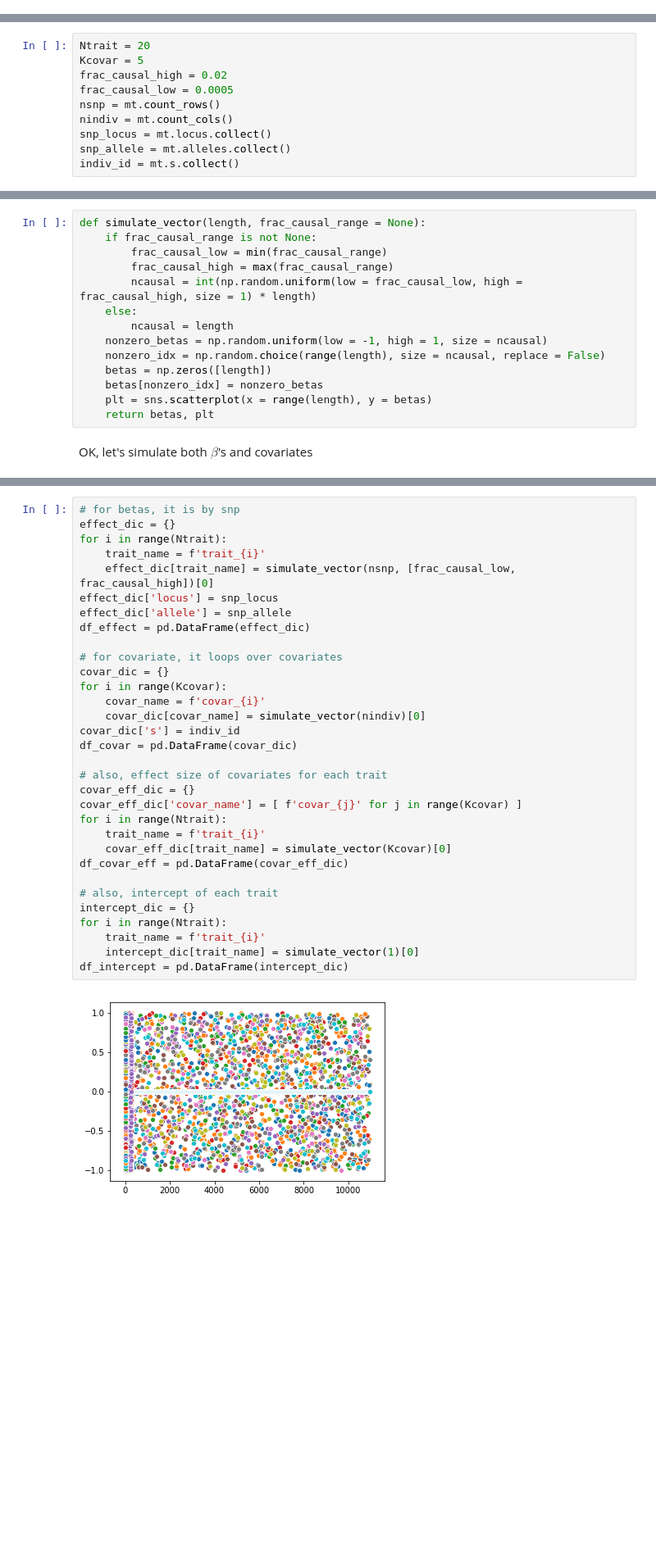
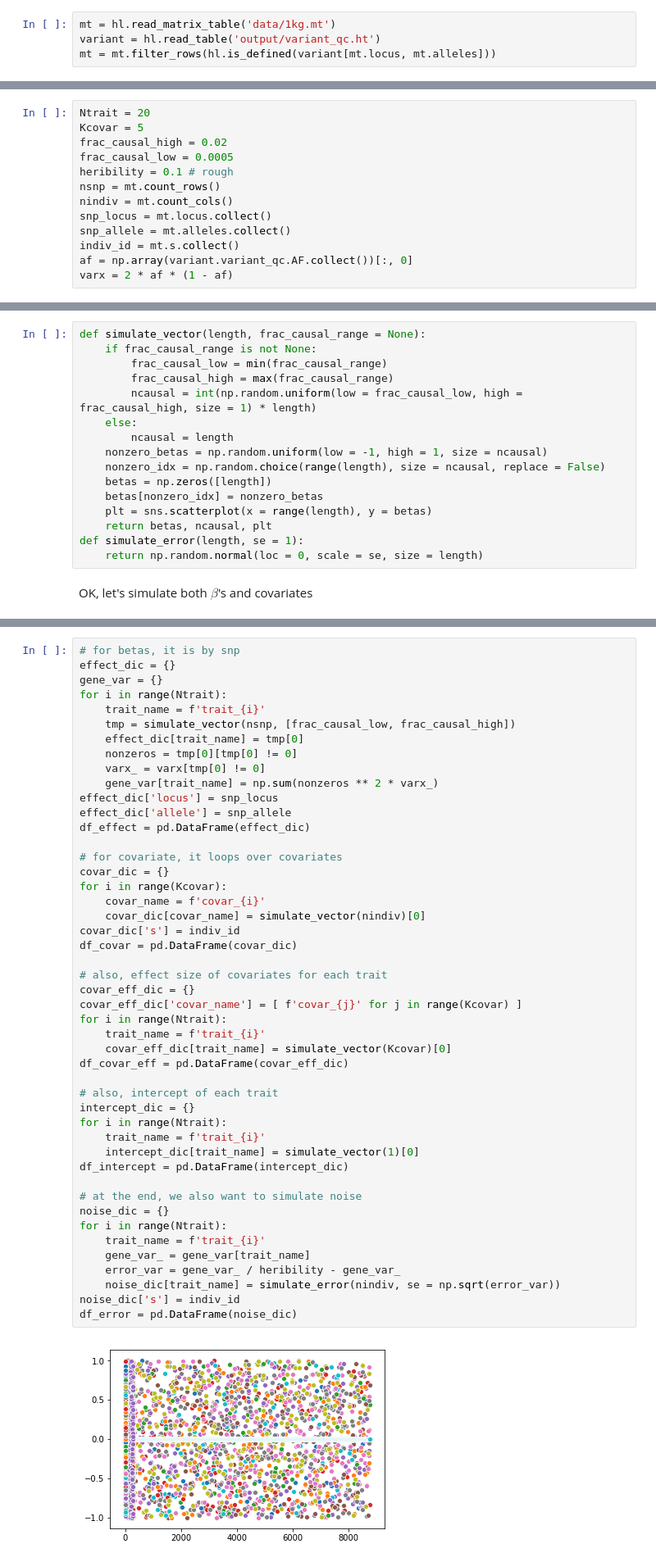
Before and after one commit to liangyy/simulate-phenotype-for-1kg, a Jupyter notebook: notebook/simulate_phenotype.ipynb, the cells around one changed output, grey strips where cells are left out. Shown at 82% size. Saved outputs shown, nothing was run; the diff lists cells and outputs as text; blank space fills up the shorter version.

```diff
--- a/notebook/simulate_phenotype.ipynb
+++ b/notebook/simulate_phenotype.ipynb
@@ -37,3 +36,7 @@ mt = hl.read_matrix_table('data/1kg.mt')
+# %%
+mt = hl.read_matrix_table('data/1kg.mt')
+variant = hl.read_table('output/variant_qc.ht')
+mt = mt.filter_rows(hl.is_defined(variant[mt.locus, mt.alleles]))
 # %% [markdown]
 Quick look at the genotype matrix.
 # %%
@@ -63,8 +66,11 @@ Ntrait = 20
 Kcovar = 5
 frac_causal_high = 0.02
 frac_causal_low = 0.0005
+heribility = 0.1 # rough
 nsnp = mt.count_rows()
 nindiv = mt.count_cols()
 snp_locus = mt.locus.collect()
 snp_allele = mt.alleles.collect()
 indiv_id = mt.s.collect()
+af = np.array(variant.variant_qc.AF.collect())[:, 0]
+varx = 2 * af * (1 - af)
@@ -88,6 +98,8 @@ def simulate_vector(length, frac_causal_range = None):
     betas = np.zeros([length])
     betas[nonzero_idx] = nonzero_betas
     plt = sns.scatterplot(x = range(length), y = betas)
-    return betas, plt
+    return betas, ncausal, plt
+def simulate_error(length, se = 1):
+    return np.random.normal(loc = 0, scale = se, size = length)
 # %% [markdown]
 OK, let's simulate both $\beta$'s and covariates
@@ -94,34 +110,49 @@ OK, let's simulate both $\beta$'s and covariates
 # %%
 # for betas, it is by snp
 effect_dic = {}
+gene_var = {}
 for i in range(Ntrait):
     trait_name = f'trait_{i}'
-    effect_dic[trait_name] = simulate_vector(nsnp, [frac_causal_low, frac_causal_high])[0]
+    tmp = simulate_vector(nsnp, [frac_causal_low, frac_causal_high])
+    effect_dic[trait_name] = tmp[0]
+    nonzeros = tmp[0][tmp[0] != 0]
+    varx_ = varx[tmp[0] != 0]
+    gene_var[trait_name] = np.sum(nonzeros ** 2 * varx_)
 effect_dic['locus'] = snp_locus
 effect_dic['allele'] = snp_allele
 df_effect = pd.DataFrame(effect_dic)
 
 # for covariate, it loops over covariates
 covar_dic = {}
 for i in range(Kcovar):
     covar_name = f'covar_{i}'
     covar_dic[covar_name] = simulate_vector(nindiv)[0]
 covar_dic['s'] = indiv_id
 df_covar = pd.DataFrame(covar_dic)
 
 # also, effect size of covariates for each trait
 covar_eff_dic = {}
 covar_eff_dic['covar_name'] = [ f'covar_{j}' for j in range(Kcovar) ]
 for i in range(Ntrait):
     trait_name = f'trait_{i}'
     covar_eff_dic[trait_name] = simulate_vector(Kcovar)[0]
 df_covar_eff = pd.DataFrame(covar_eff_dic)
 
 # also, intercept of each trait
 intercept_dic = {}
 for i in range(Ntrait):
     trait_name = f'trait_{i}'
     intercept_dic[trait_name] = simulate_vector(1)[0]
 df_intercept = pd.DataFrame(intercept_dic)
+
+# at the end, we also want to simulate noise
+noise_dic = {}
+for i in range(Ntrait):
+    trait_name = f'trait_{i}'
+    gene_var_ = gene_var[trait_name]
+    error_var = gene_var_ / heribility - gene_var_
+    noise_dic[trait_name] = simulate_error(nindiv, se = np.sqrt(error_var))
+noise_dic['s'] = indiv_id
+df_error = pd.DataFrame(noise_dic)
 # %% [output]
-[figure, old version]
+[figure, new version]
```
Also changed, not shown: parts of 30 cells of this notebook, 8 other files.
